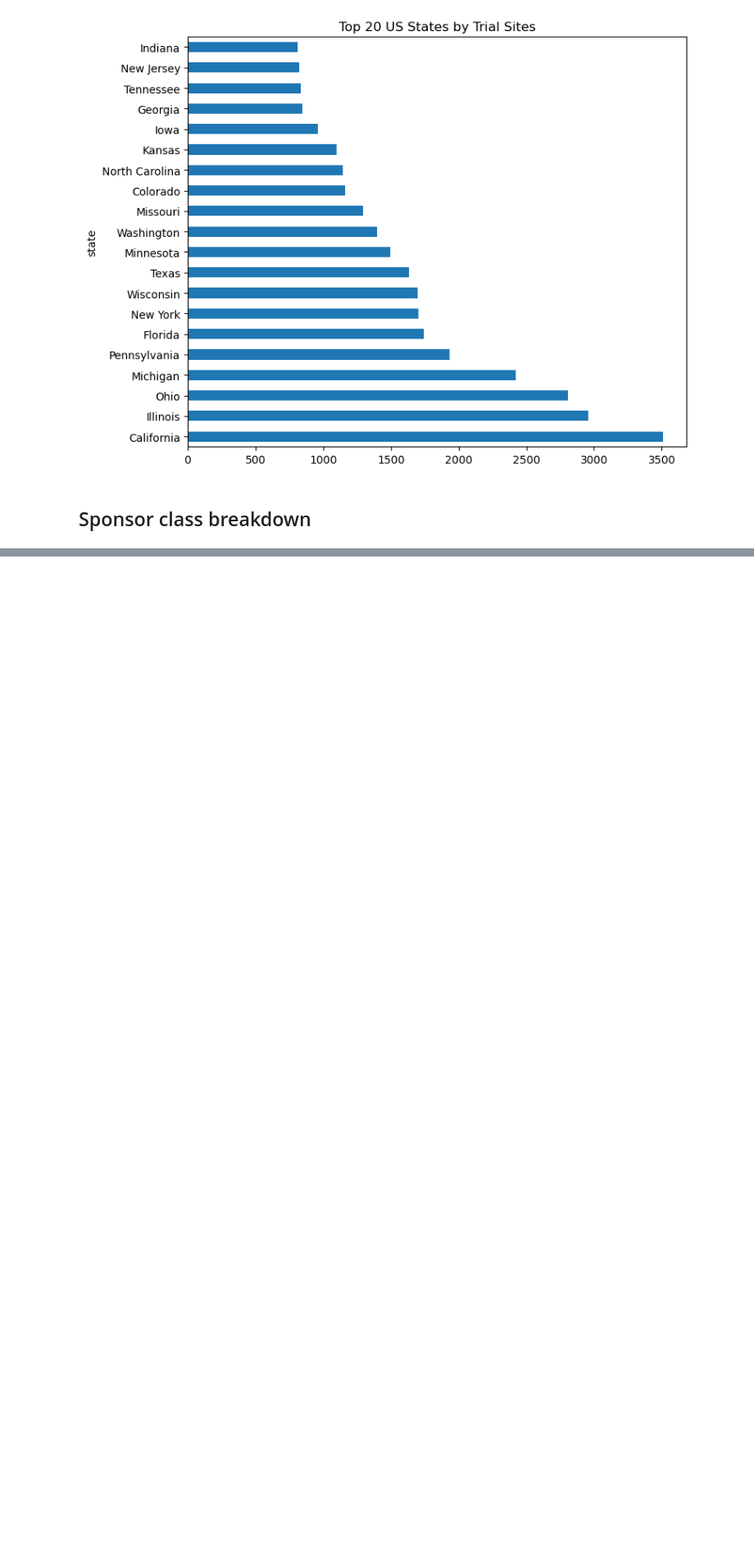
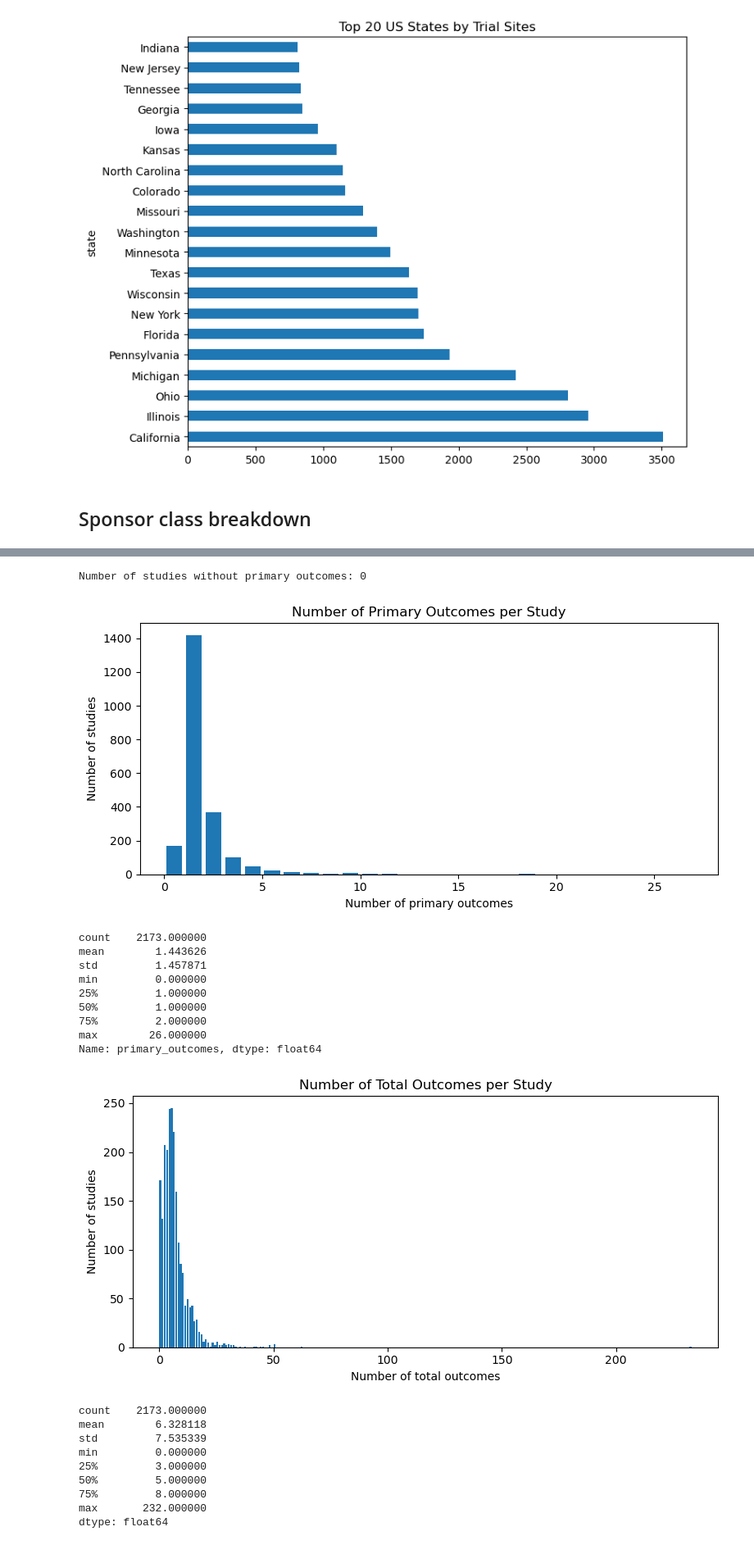
Before and after one commit to rishikiram/TACT, a Jupyter notebook: backend_py/eda.ipynb, the cells around one changed output, grey strips where cells are left out. Shown at 82% size. Cells and saved outputs as stored; diff of their text form; code cells hidden in the pictures; blank space fills up the shorter version.

Commit message:
outcomes (endpoints) eda, and idempotent db column creation

```diff
--- a/backend_py/eda.ipynb
+++ b/backend_py/eda.ipynb
@@ -129,0 +131,41 @@ Number of unique sponsors: 648
+# %%
+# n_primary = df['primary_outcomes'].apply(lambda x: -1 if pd.isna(x) else len(json.loads(x)))
+print("Number of studies without primary outcomes:", df['primary_outcomes'].isna().sum())
+# %% [output]
+Number of studies without primary outcomes: 0
+# %%
+n_primary = df['primary_outcomes'].apply(lambda x: len(json.loads(x)))
+n_total = n_primary + df['secondary_outcomes'].dropna().apply(lambda x: len(json.loads(x)))
+
+n_primary.plot(kind='hist', bins=range(0, n_primary.max() + 2), rwidth=0.8, figsize=(8, 4),
+               title='Number of Primary Outcomes per Study', xlabel='Number of primary outcomes', ylabel='Number of studies')
+plt.tight_layout()
+plt.show()
+print(n_primary.describe())
+
+n_total.plot(kind='hist', bins=range(0, n_total.max() + 2), rwidth=0.8, figsize=(8, 4),
+                 title='Number of Total Outcomes per Study', xlabel='Number of total outcomes', ylabel='Number of studies')
+plt.tight_layout()
+plt.show()
+print(n_total.describe())
+# %% [output]
+[figure, added]
+count    2173.000000
+mean        1.443626
+std         1.457871
+min         0.000000
+25%         1.000000
+50%         1.000000
+75%         2.000000
+max        26.000000
+Name: primary_outcomes, dtype: float64
+[figure, added]
+count    2173.000000
+mean        6.328118
+std         7.535339
+min         0.000000
+25%         3.000000
+50%         5.000000
+75%         8.000000
+max       232.000000
+dtype: float64
```
Also changed, not shown: parts of 4 cells of this notebook, 1 other file.
